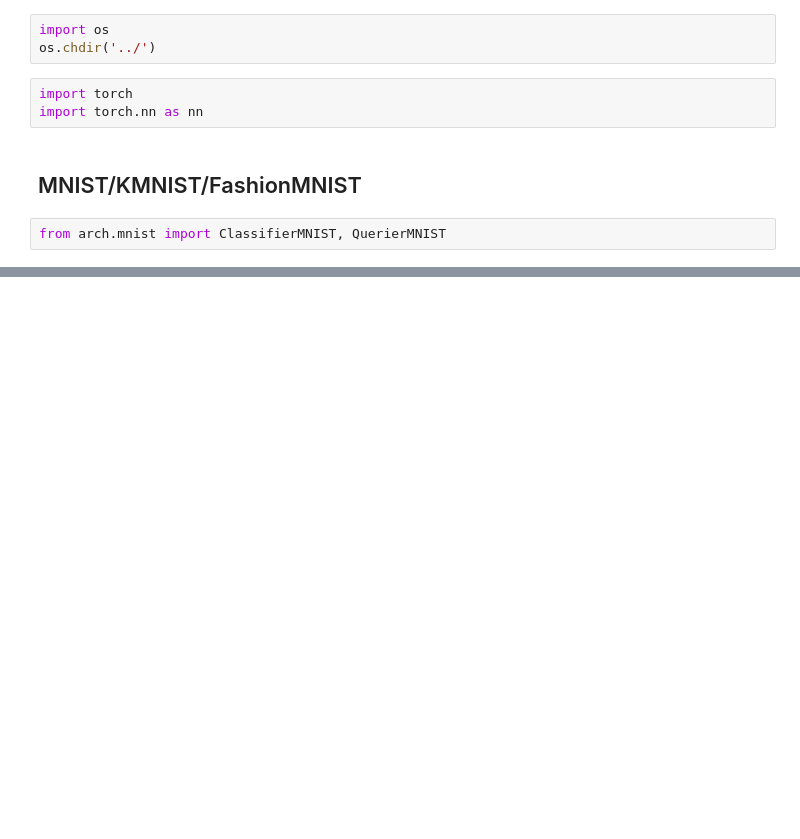
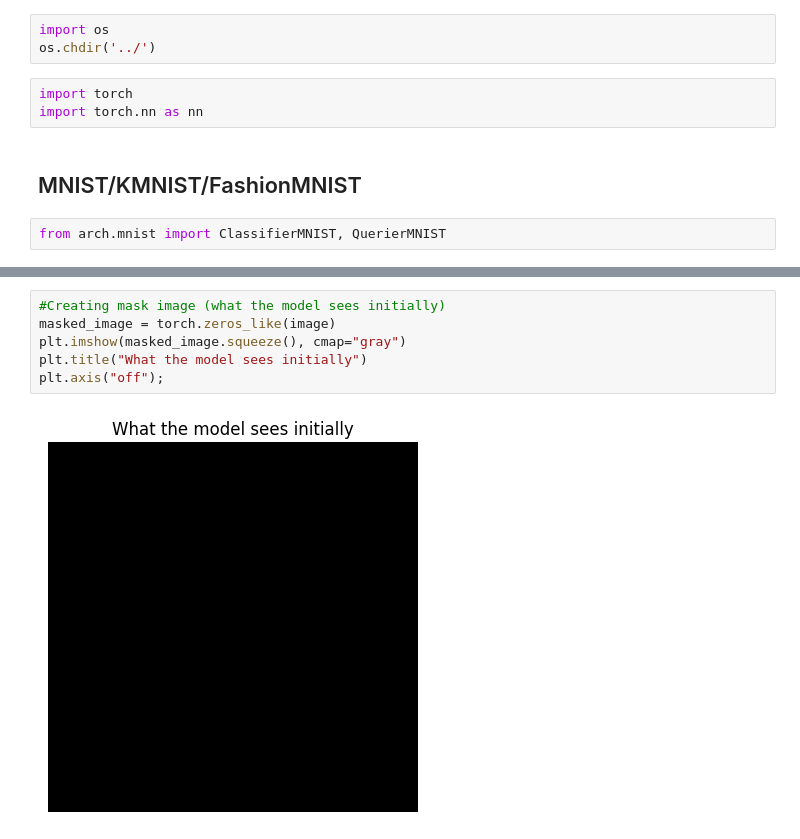
Before and after one commit to JaJuanBrown/VariationalInformationPursuit, a Jupyter notebook: pretrain/loading.ipynb, the cells around one changed output, grey strips where cells are left out. Cells and saved outputs as stored; diff of their text form; blank space fills up the shorter version.

```diff
--- a/pretrain/loading.ipynb
+++ b/pretrain/loading.ipynb
@@ -74,0 +75,8 @@ net.load_state_dict(ckpt)
+# %%
+#Creating mask image (what the model sees initially)
+masked_image = torch.zeros_like(image)
+plt.imshow(masked_image.squeeze(), cmap="gray")
+plt.title("What the model sees initially")
+plt.axis("off");
+# %% [output]
+[figure, added]
```
Also changed, not shown: parts of 23 cells of this notebook.
